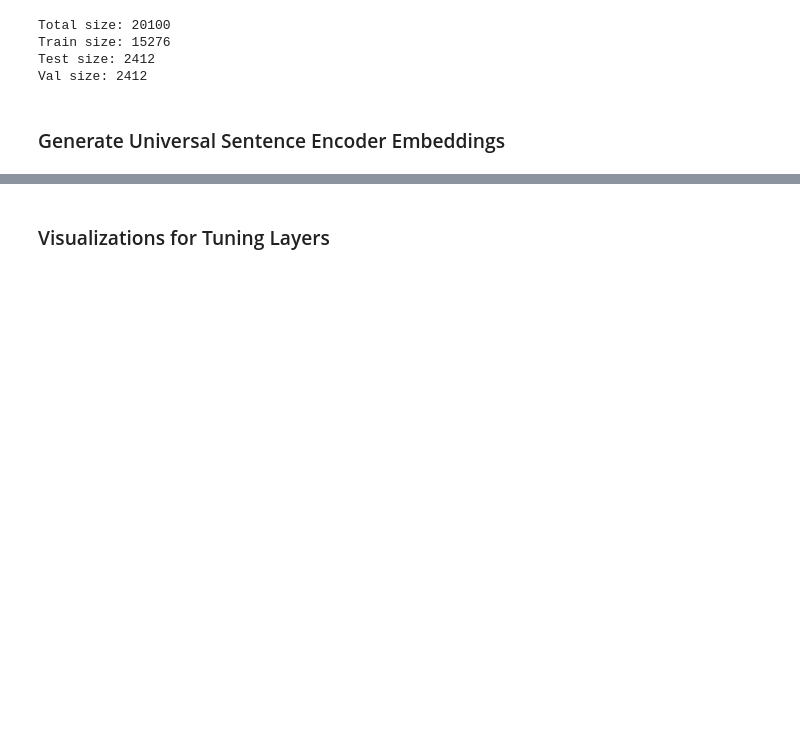
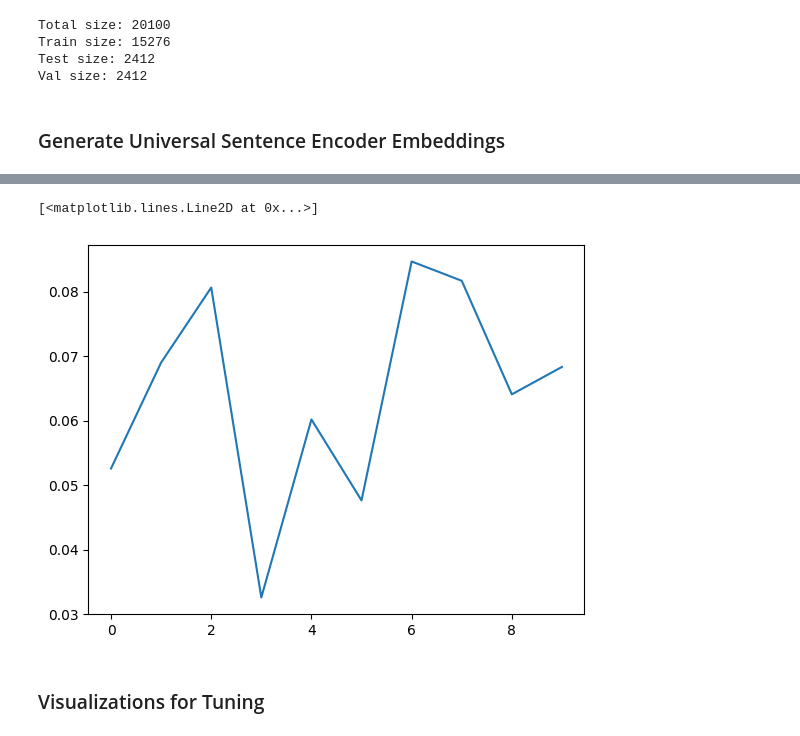
Before and after one commit to artbrock/ML-experiments, a Jupyter notebook: recipes/star-recipes.ipynb, the cells around one changed output, grey strips where cells are left out. Drawn from its saved outputs; the diff is of its cells as text; code cells hidden in the pictures; blank space fills up the shorter version.

Commit message:
visualizations

```diff
--- a/recipes/star-recipes.ipynb
+++ b/recipes/star-recipes.ipynb
@@ -278,7 +256,7 @@ class RecipeRatingsPredictor(nn.Module):
         self.fc3 = nn.Linear(128, 64)
         self.fc4 = nn.Linear(64, 1)
 ## The model will also have a dropout layer to prevent overfitting
-        self.dropout = nn.Dropout(0.1)
+        self.dropout = nn.Dropout(0.05)
 
     def forward(self, x: Tensor) -> Tensor:
         x = x.view(x.size(0), -1)
@@ -288,11 +266,6 @@ class RecipeRatingsPredictor(nn.Module):
         x = torch.sigmoid(self.fc4(x))
         return x
 
-# Assuming train_dataset is your training dataset
-# train_loader = torch.utils.data.DataLoader(train_dataset, batch_size=32, shuffle=True)
-
-# Define the device
-# device = torch.device('cuda' if torch.cuda.is_available() else 'cpu')
 
 ## Create the dataloaders
 batch_size = 64
@@ -319,6 +292,7 @@ RecipeRatingsPredictor(
 )
 # %%
 # Training loop
+epoch_losses = []
 num_epochs = 10
 model.train()
 for epoch in range(num_epochs):
@@ -338,4 +312,5 @@ for epoch in range(num_epochs):
         optimizer.step()
 
     print(f'Epoch {epoch+1}/{num_epochs}, Loss: {loss.item()}')
+    epoch_losses.append(loss.item())
 # %% [output]
@@ -351,0 +327,7 @@ Epoch 10/10, Loss: 0.0784933865070343
+# %%
+import matplotlib.pyplot as plt
+## Plot the losse on a scale of 0 to 1
+plt.plot(epoch_losses)
+# %% [output]
+[<matplotlib.lines.Line2D at 0x...>]
+[figure, added]
@@ -352,2 +346,2 @@ Epoch 10/10, Loss: 0.0784933865070343
 # %% [markdown]
-### Visualizations for Tuning Layers
+### Visualizations for Tuning
```
Also changed, not shown: parts of 12 cells of this notebook, 1 other file.
